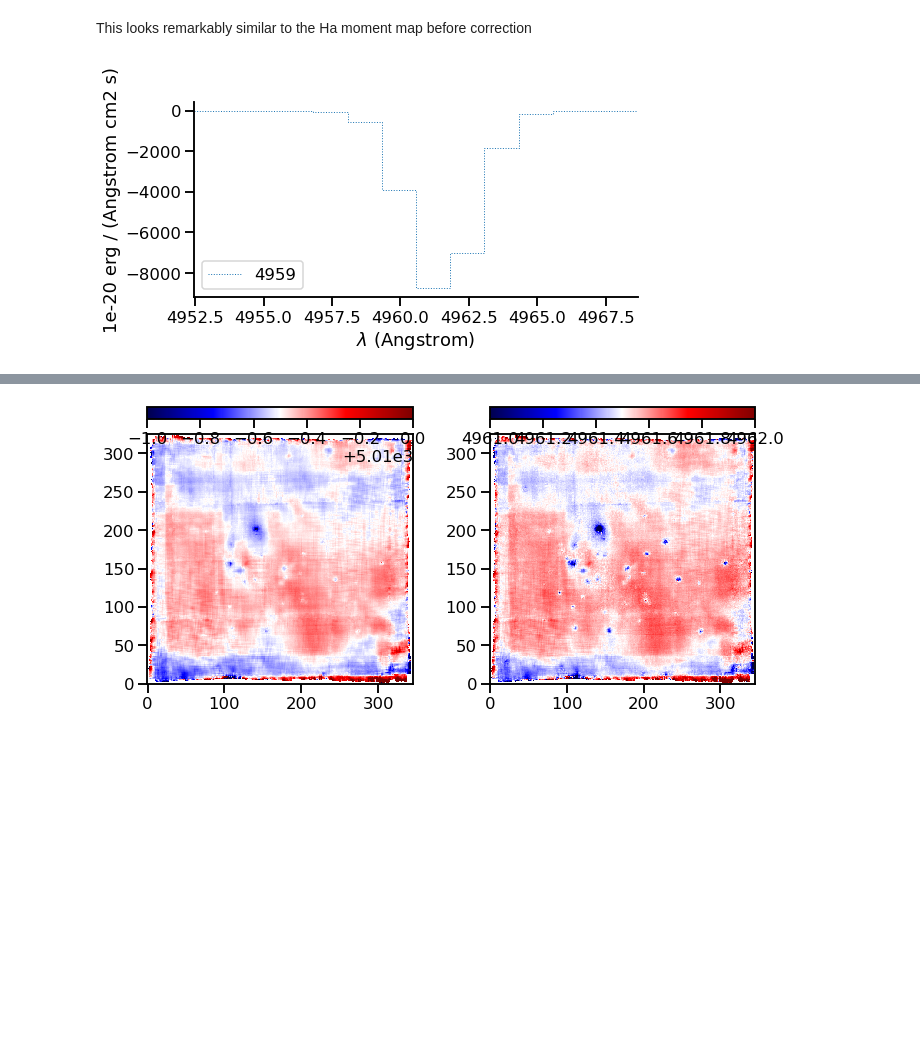
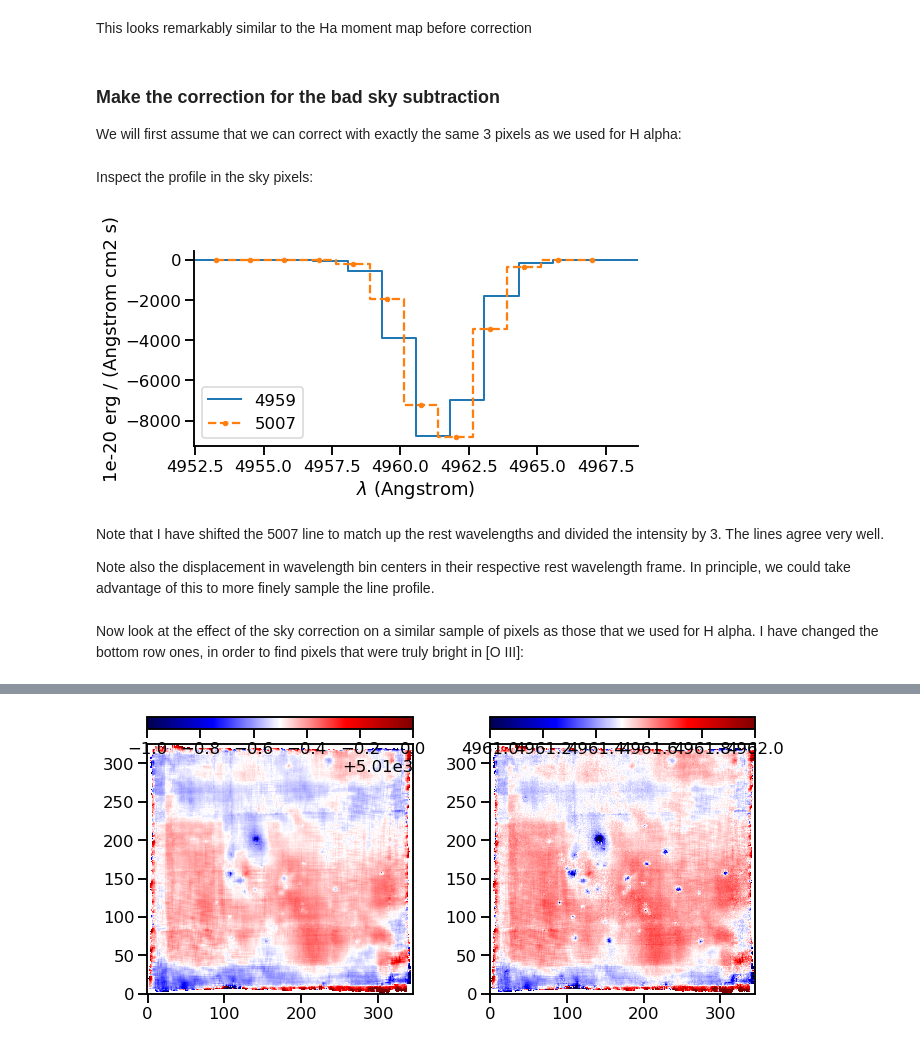
Before and after one commit to will-henney/muse-hii-regions, a Jupyter notebook: notebooks/03-01-oiii-moment-maps.ipynb, the cells around one changed output, grey strips where cells are left out. Saved outputs shown, nothing was run; the diff lists cells and outputs as text; code cells hidden in the pictures; blank space fills up the shorter version.

```diff
--- a/notebooks/03-01-oiii-moment-maps.ipynb
+++ b/notebooks/03-01-oiii-moment-maps.ipynb
@@ -166,18 +188,36 @@ mom5007[1].plot(
 [figure]
 # %% [markdown]
 This looks remarkably similar to the Ha moment map before correction
+# %% [markdown]
+### Make the correction for the bad sky subtraction
+
+We will first assume that we can correct with exactly the same 3 pixels as we used for H alpha:
 # %%
 skyspec5007 = core5007[:, 8:9, 103:106].mean(axis=(1, 2))
 skyspec4959 = core4959[:, 8:9, 103:106].mean(axis=(1, 2))
+# %% [markdown]
+Inspect the profile in the sky pixels:
 # %%
 fig, ax = plt.subplots(figsize=(8,4))
-skyspec4959.plot(ax=ax, label="4959", linestyle=":")
+skyspec4959.plot(ax=ax, label="4959", linewidth=2)
+ax.plot(
+    skyspec5007.wave.coord() + (4958.91 - 5006.84),
+    skyspec5007.data / 3.0,
+    label="5007", linestyle="--", marker=".",
+    drawstyle="steps-mid",
+)
 #skyspec5007.plot(ax=ax, label="5007", linestyle="--")
 ax.legend()
 fig.tight_layout()
 sns.despine()
 # %% [output]
-[figure, old version]
+[figure, new version]
+# %% [markdown]
+Note that I have shifted the 5007 line to match up the rest wavelengths and divided the intensity by 3.  The lines agree very well.
+
+Note also the displacement in wavelength bin centers in their respective rest wavelength frame.  In principle, we could take advantage of this to more finely sample the line profile.
+# %% [markdown]
+Now look at the effect of the sky correction on a similar sample of pixels as those that we used for H alpha.  I have changed the bottom row ones, in order to find pixels that were truly bright in [O III]:
 # %%
 testpixels = [
     [250, 160], [150, 150], [10, 300],
```
Also changed, not shown: parts of 23 cells of this notebook, 2 other files.
